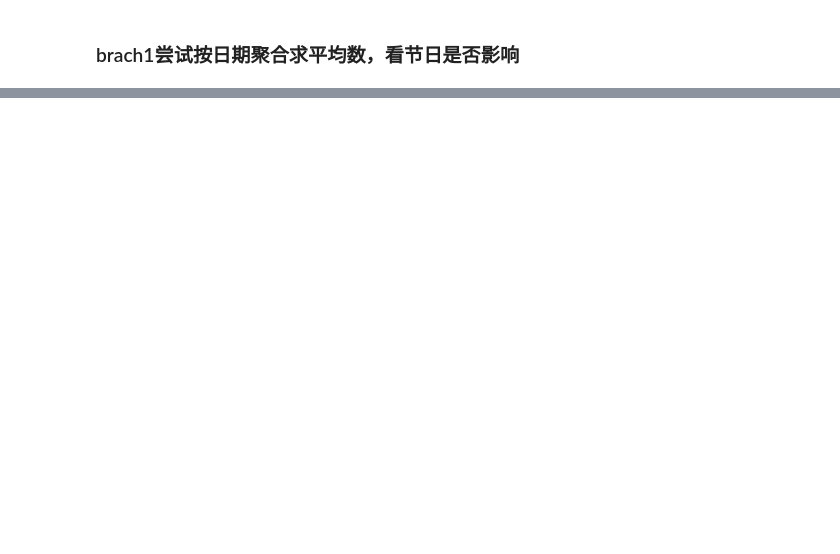
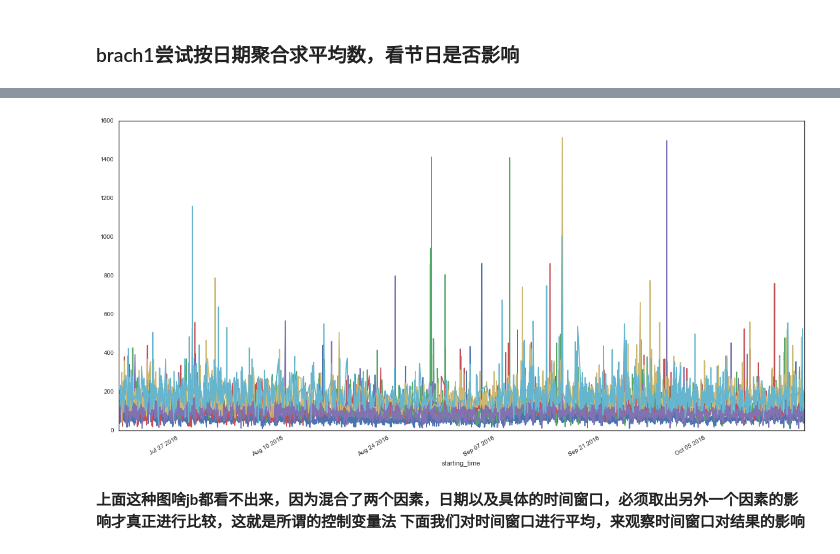
Before and after one commit to davidwang8088/KDD-cup-2017, a Jupyter notebook: code/total/EDA.ipynb, the cells around one changed output, grey strips where cells are left out. Saved outputs shown, nothing was run; the diff lists cells and outputs as text; code cells hidden in the pictures; blank space fills up the shorter version.

```diff
--- a/code/total/EDA.ipynb
+++ b/code/total/EDA.ipynb
@@ -32,0 +54,8 @@ t5_train_day[(t5_train_day['intersection_id']=='A') & (t5_train_day['tollgate_id
+# %%
+t5_train = pd.read_csv('..\\..\\KDD_OFFICIAL_DATA\dataSets\\training\\trajectories(table 5)_training.csv')
+# %%
+t5_train['starting_time'] = pd.to_datetime(t5_train['starting_time'], format='%Y-%m-%d %H:%M:%S')
+t5_train = t5_train.set_index(['starting_time'])
+t5_train = t5_train.groupby([pd.TimeGrouper('20Min'), 'intersection_id', 'tollgate_id']).travel_time.mean()\
+       .reset_index().rename(columns = {'travel_time':'avg_travel_time'})
+t5_train = t5_train.set_index(['starting_time'])
@@ -32,0 +66,14 @@ t5_train_day[(t5_train_day['intersection_id']=='A') & (t5_train_day['tollgate_id
+# %%
+for a, b in ids:
+    i = 1
+    j = 111
+    fig = plt.figure(i)
+    fig.set_size_inches(20, 10)
+    plt.subplot(j)
+    t5_train[(t5_train['intersection_id']==a) & (t5_train['tollgate_id']==b)]['avg_travel_time'].plot()
+    i += 1
+# %% [output]
+[figure, added]
+# %% [markdown]
+**上面这种图啥jb都看不出来，因为混合了两个因素，日期以及具体的时间窗口，必须取出另外一个因素的影响才真正进行比较，这就是所谓的控制变量法**
+**下面我们对时间窗口进行平均，来观察时间窗口对结果的影响**
```
Also changed, not shown: parts of 76 cells of this notebook, 2 other files.
